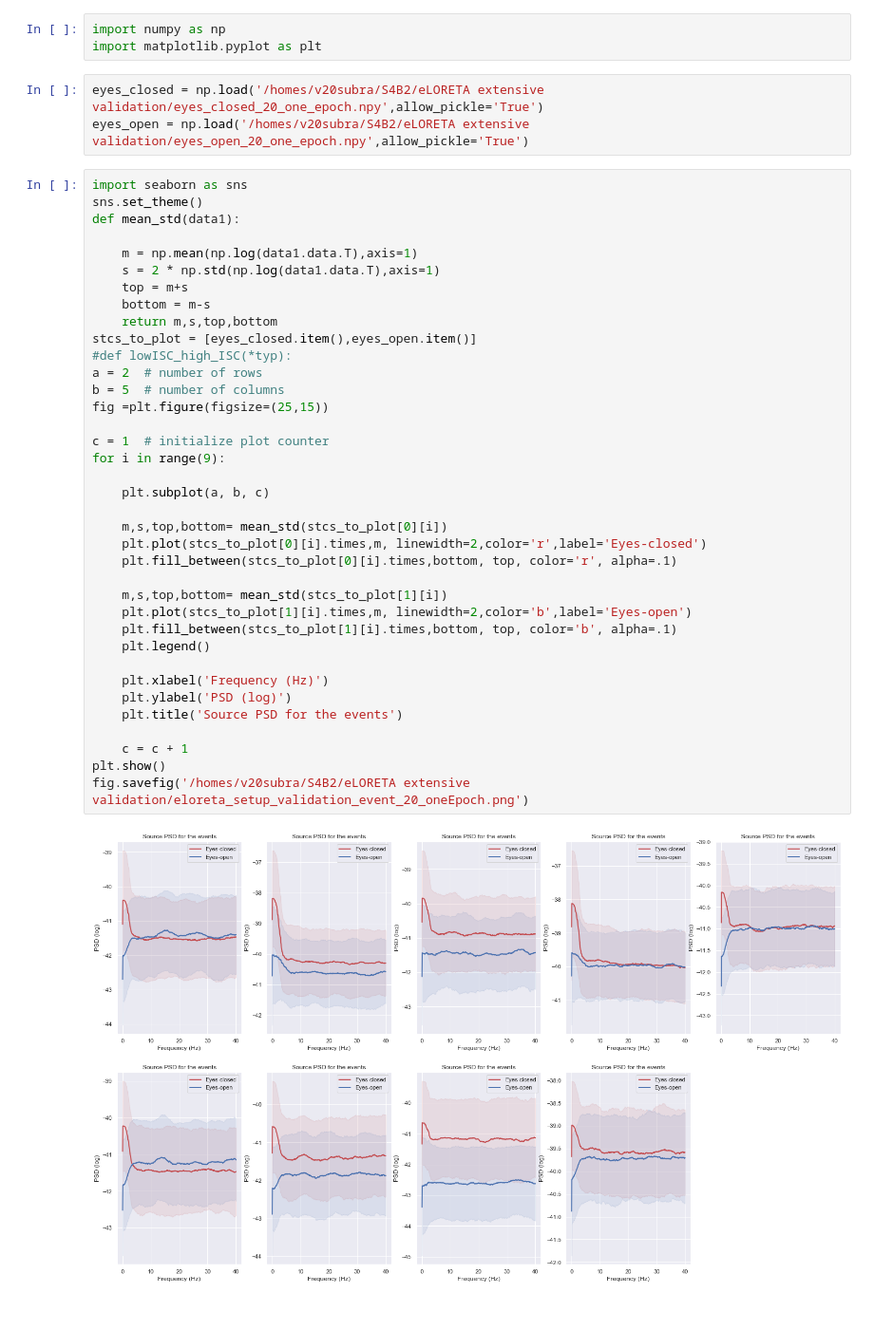
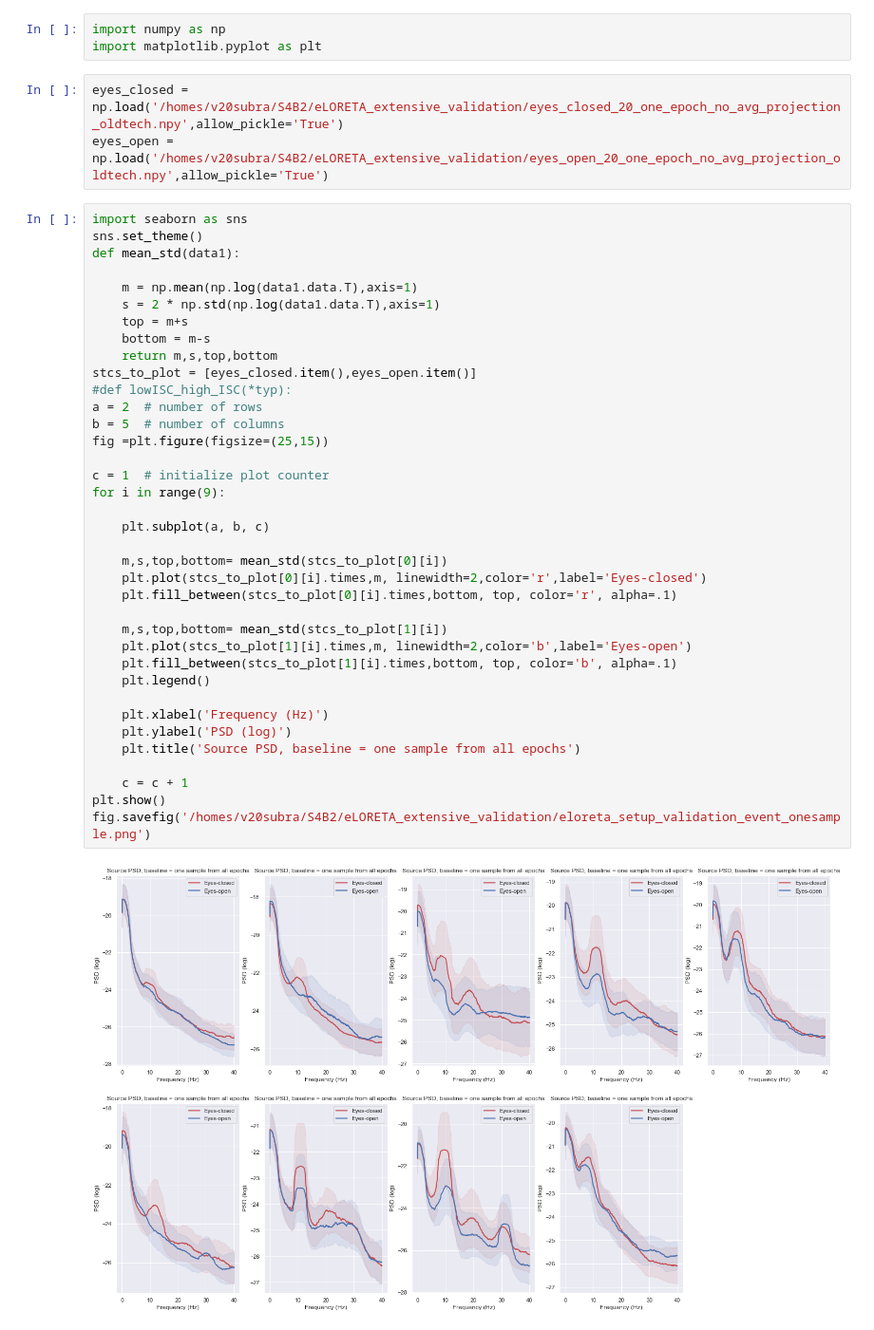
Before and after one commit to venkateshness/Internship_HBN, a Jupyter notebook: filtered_ipynbs/all_purpose_notebook.ipynb, the cells around one changed output. Shown at 95% size. Cells and saved outputs as stored; diff of their text form.

Commit message:
one_sample_noise_baseline

```diff
--- a/filtered_ipynbs/all_purpose_notebook.ipynb
+++ b/filtered_ipynbs/all_purpose_notebook.ipynb
@@ -2,8 +2,8 @@
 import numpy as np
 import matplotlib.pyplot as plt
 # %%
-eyes_closed = np.load('/homes/v20subra/S4B2/eLORETA extensive validation/eyes_closed_20_one_epoch.npy',allow_pickle='True')
-eyes_open = np.load('/homes/v20subra/S4B2/eLORETA extensive validation/eyes_open_20_one_epoch.npy',allow_pickle='True')
+eyes_closed = np.load('/homes/v20subra/S4B2/eLORETA_extensive_validation/eyes_closed_20_one_epoch_no_avg_projection_oldtech.npy',allow_pickle='True')
+eyes_open = np.load('/homes/v20subra/S4B2/eLORETA_extensive_validation/eyes_open_20_one_epoch_no_avg_projection_oldtech.npy',allow_pickle='True')
 # %%
 import seaborn as sns
 sns.set_theme()
@@ -13,33 +13,33 @@ def mean_std(data1):
     s = 2 * np.std(np.log(data1.data.T),axis=1)
     top = m+s
     bottom = m-s
     return m,s,top,bottom
 stcs_to_plot = [eyes_closed.item(),eyes_open.item()]
 #def lowISC_high_ISC(*typ):
 a = 2  # number of rows
 b = 5  # number of columns
 fig =plt.figure(figsize=(25,15))
 
 c = 1  # initialize plot counter
 for i in range(9):
 
     plt.subplot(a, b, c)
 
     m,s,top,bottom= mean_std(stcs_to_plot[0][i])
     plt.plot(stcs_to_plot[0][i].times,m, linewidth=2,color='r',label='Eyes-closed')
     plt.fill_between(stcs_to_plot[0][i].times,bottom, top, color='r', alpha=.1)
 
     m,s,top,bottom= mean_std(stcs_to_plot[1][i])
     plt.plot(stcs_to_plot[1][i].times,m, linewidth=2,color='b',label='Eyes-open')
     plt.fill_between(stcs_to_plot[1][i].times,bottom, top, color='b', alpha=.1)
     plt.legend()
 
     plt.xlabel('Frequency (Hz)')
     plt.ylabel('PSD (log)')
-    plt.title('Source PSD for the events')
+    plt.title('Source PSD, baseline = one sample from all epochs')
 
     c = c + 1
 plt.show()
-fig.savefig('/homes/v20subra/S4B2/eLORETA extensive validation/eloreta_setup_validation_event_20_oneEpoch.png')
+fig.savefig('/homes/v20subra/S4B2/eLORETA_extensive_validation/eloreta_setup_validation_event_onesample.png')
 # %% [output]
-[figure, old version]
+[figure, new version]
```
Also changed, not shown: 1 other file.
